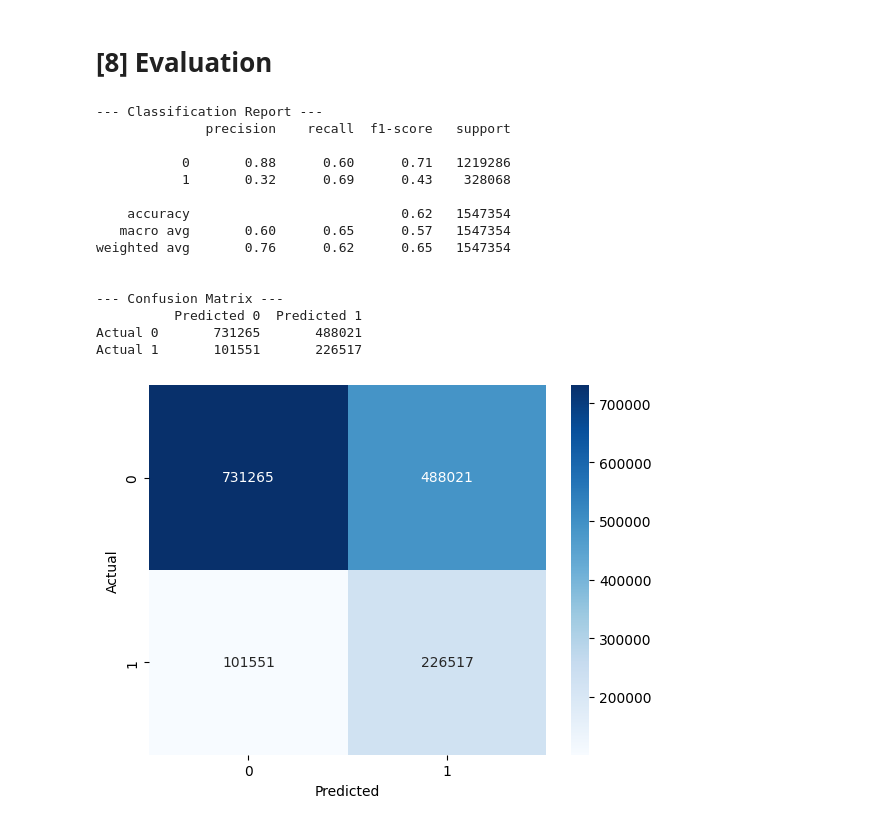
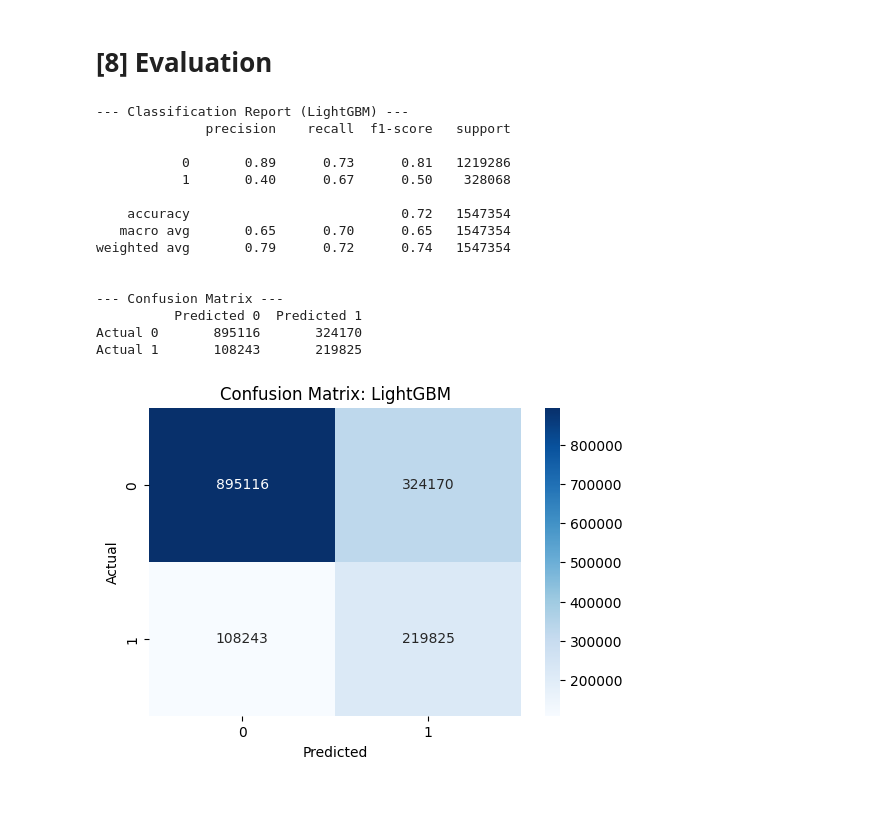
Before and after one commit to ismith14/COSC-757-Data-Mining-Project, a Jupyter notebook: FlightWeatherAnalysis.ipynb, the cells around one changed output. Cells and saved outputs as stored; diff of their text form; code cells hidden in the pictures; blank space fills up the shorter version.

Commit message:
alter model parameters, added standard scaler, and 5 fold cross validation

```diff
--- a/FlightWeatherAnalysis.ipynb
+++ b/FlightWeatherAnalysis.ipynb
@@ -345,11 +345,11 @@ def advanced_feature_engineering(df):
 def run_model_comparison(X_train, X_test, y_train, y_test):
 
     models = {
-        "Logistic Regression": LogisticRegression(max_iter=1000),
-        "Random Forest": RandomForestClassifier(n_estimators=100, class_weight='balanced', n_jobs=-1),
-        "XGBoost": XGBClassifier(use_label_encoder=False, eval_metric='logloss'),
-        "LightGBM": LGBMClassifier(class_weight='balanced', verbose=-1),
-        "CatBoost": CatBoostClassifier(verbose=0, auto_class_weights='Balanced')
+        "Logistic Regression": LogisticRegression(max_iter=1000,  C=0.5, random_state=42),
+        "Random Forest": RandomForestClassifier(n_estimators=100, class_weight='balanced', n_jobs=-1, random_state=42),
+        "XGBoost": XGBClassifier(n_estimators=1000, eta=0.5, use_label_encoder=False, eval_metric='logloss', n_jobs=-1, random_state=42),
+        "LightGBM": LGBMClassifier(n_estimators=1500, learning_rate=0.3, num_leaves=64, max_depth=8, class_weight='balanced', verbose=-1, n_jobs=-1, random_state=42),
+        "CatBoost": CatBoostClassifier(verbose=0, auto_class_weights='Balanced', random_state=42)
     }
 
     results = []
@@ -421,0 +415,26 @@ except Exception as e:
+# %%
+# 3. Run Comparison
+comparison_results, trained_models = run_model_comparison(X_train_scaled, X_test_scaled, y_train, y_test)
+
+print("\n--- Model Comparison Summary ---")
+print(comparison_results)
+
+# 4. SHAP Explainability (Using the best model)
+# We will pick the first model in the sorted results (the one with highest AUC)
+best_model_name = comparison_results.iloc[0]['Model']
+best_model = trained_models[best_model_name]
+
+print(f"\nGenerating SHAP values for: {best_model_name}")
+
+# SHAP works best with Tree models. If the best model is LogReg, we use KernelExplainer.
+# For XGB, LGBM, RF, or CatBoost, we use TreeExplainer.
+try:
+    # We use a subset of X_test for SHAP because it is computationally expensive
+    explainer = shap.Explainer(best_model, X_train_scaled)
+    shap_values = explainer(X_test.iloc[:100, :]) # analyzing first 100 test samples
+
+    # Summary Plot: Shows which features are most important and their impact
+    plt.figure(figsize=(10, 6))
+    shap.summary_plot(shap_values, X_test_scaled.iloc[:100, :])
+except Exception as e:
+    print(f"SHAP Error: {e}. Note: SHAP is computationally heavy on large datasets.")
@@ -496,42 +532,42 @@ RandomForestClassifier(class_weight='balanced', max_depth=10, n_jobs=-1,
 # %% [markdown]
 # [8] Evaluation
 # %%
-y_pred = best_model.predict(X_test)
-y_prob = best_model.predict_proba(X_test)[:, 1]
+y_pred = best_model.predict(X_test_scaled)
+y_prob = best_model.predict_proba(X_test_scaled)[:, 1]
 
 
 print(f"\n--- Classification Report ({best_model_name}) ---")
 print(classification_report(y_test, y_pred))
 
 
 print("\n--- Confusion Matrix ---")
 cm = confusion_matrix(y_test, y_pred)
 df_cm = pd.DataFrame(cm, index=['Actual 0', 'Actual 1'], columns=['Predicted 0', 'Predicted 1'])
 print(df_cm)
 
 plt.figure(figsize=(6, 4))
 sns.heatmap(cm, annot=True, fmt='d', cmap='Blues')
 plt.xlabel('Predicted')
 plt.ylabel('Actual')
 plt.title(f'Confusion Matrix: {best_model_name}')
 plt.show()
 # %% [output]
---- Classification Report ---
+--- Classification Report (LightGBM) ---
               precision    recall  f1-score   support
 
-           0       0.88      0.60      0.71   1219286
-           1       0.32      0.69      0.43    328068
+           0       0.89      0.73      0.81   1219286
+           1       0.40      0.67      0.50    328068
 
-    accuracy                           0.62   1547354
-   macro avg       0.60      0.65      0.57   1547354
-weighted avg       0.76      0.62      0.65   1547354
+    accuracy                           0.72   1547354
+   macro avg       0.65      0.70      0.65   1547354
+weighted avg       0.79      0.72      0.74   1547354
 
 
 --- Confusion Matrix ---
           Predicted 0  Predicted 1
-Actual 0       731265       488021
-Actual 1       101551       226517
+Actual 0       895116       324170
+Actual 1       108243       219825
-[figure, old version]
+[figure, new version]
 # %%
 # debugging outputs
 # print(feature_cols[:50])
```
Also changed, not shown: parts of 8 cells of this notebook, 9 other files.
